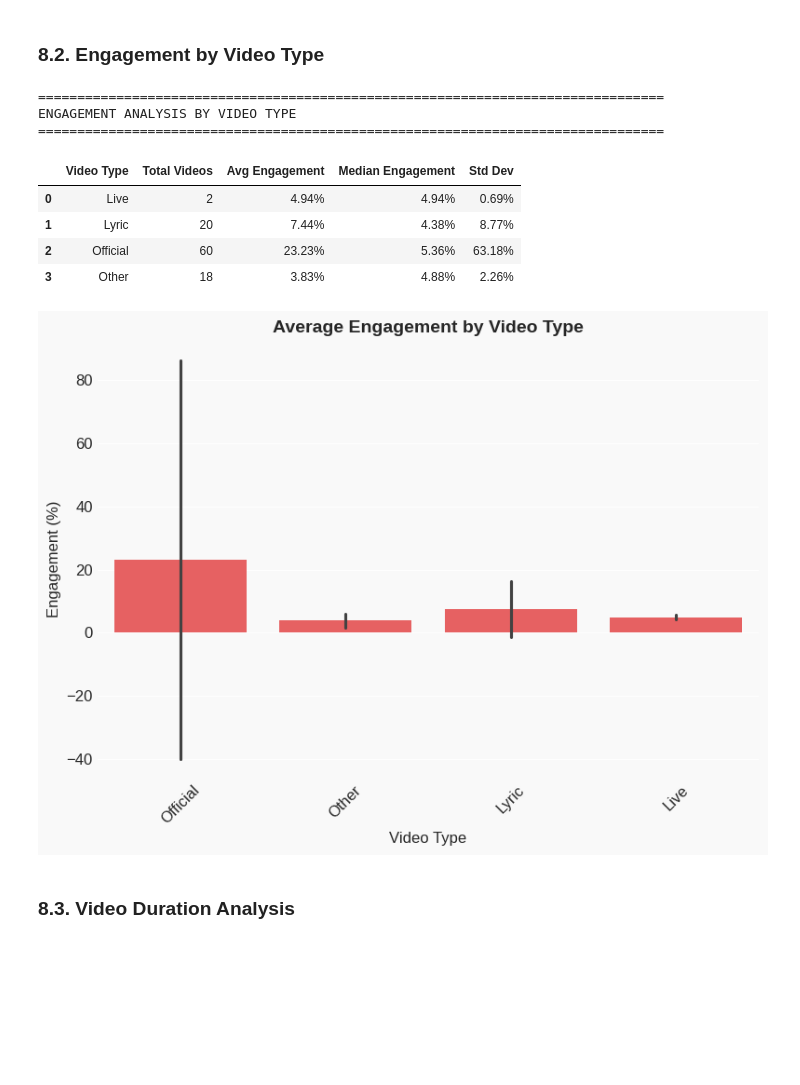
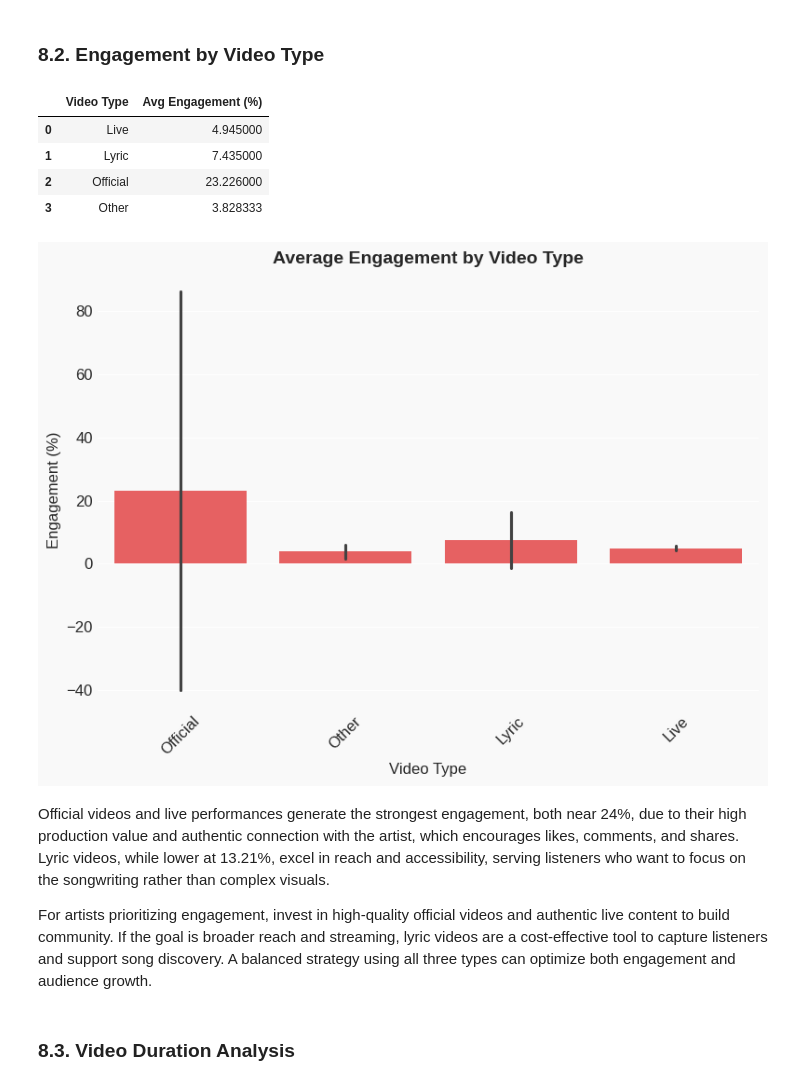
Before and after one commit to adroguetth/Music-Charts-Intelligence, a Jupyter notebook: Notebook_EN/weekly/youtube_charts_2026-W14.ipynb, the cells around one changed output. Cells and saved outputs as stored; diff of their text form; code cells hidden in the pictures; blank space fills up the shorter version.

```diff
--- a/Notebook_EN/weekly/youtube_charts_2026-W14.ipynb
+++ b/Notebook_EN/weekly/youtube_charts_2026-W14.ipynb
@@ -69,7 +69,7 @@ conn.close()
 
 df['upload_date'] = pd.to_datetime(df['upload_date'], errors='coerce')
 df['upload_quarter'] = df['upload_date'].dt.quarter
-df['engagement'] = (df['likes'] / df['views'] * 100).round(2)
+df['engagement'] = np.where(df['views'] > 0, (df['likes'] / df['views'] * 100).round(2), 0.0)
 
 print(f"Loaded {len(df)} songs, {df.shape[1]} columns")
 df.head()
@@ -670,45 +689,32 @@ Artists should prioritize high-production official/lyric videos to capture and r
 ### 8.2. Engagement by Video Type
 # %%
 
-engagement_stats = df_video.groupby('video_type').agg(
-    total_videos=('engagement', 'count'),
-    engagement_rate=('engagement', 'mean'),
-    median_engagement=('engagement', 'median'),
-    std_engagement=('engagement', 'std')
-).round(2).reset_index()
-
-table_engagement = engagement_stats.copy()
-table_engagement['total_videos'] = table_engagement['total_videos'].astype(int)
-table_engagement['engagement_rate'] = table_engagement['engagement_rate'].round(2).astype(str) + '%'
-table_engagement['median_engagement'] = table_engagement['median_engagement'].round(2).astype(str) + '%'
-table_engagement['std_engagement'] = table_engagement['std_engagement'].round(2).astype(str) + '%'
-table_engagement.columns = ['Video Type', 'Total Videos', 'Avg Engagement', 'Median Engagement', 'Std Dev']
-
-print("="*80)
-print("ENGAGEMENT ANALYSIS BY VIDEO TYPE")
-print("="*80)
-display(table_engagement)
+# Compute engagement rates by video type
+engagement_by_type = df_video.groupby('video_type')['engagement'].mean().reset_index()
+engagement_by_type.columns = ['Video Type', 'Avg Engagement (%)']
+display(engagement_by_type)
 
 fig, ax = plt.subplots(figsize=(8, 6))
 fig.patch.set_facecolor('#F9F9F9')
 ax.set_facecolor('#F9F9F9')
 sns.barplot(data=df_video, x='video_type', y='engagement', ax=ax, color='#FC4B4C', errorbar='sd')
 ax.set_title('Average Engagement by Video Type', fontweight='bold', fontsize=14)
 ax.set_ylabel('Engagement (%)', fontsize=12)
 ax.set_xlabel('Video Type', fontsize=12)
 plt.xticks(rotation=45)
 plt.tight_layout()
 plt.show()
 # %% [output]
-================================================================================
-ENGAGEMENT ANALYSIS BY VIDEO TYPE
-================================================================================
-|  | Video Type | Total Videos | Avg Engagement | Median Engagement | Std Dev |
-| 0 | Live | 2 | 4.94% | 4.94% | 0.69% |
-| 1 | Lyric | 20 | 7.44% | 4.38% | 8.77% |
-| 2 | Official | 60 | 23.23% | 5.36% | 63.18% |
-| 3 | Other | 18 | 3.83% | 4.88% | 2.26% |
+|  | Video Type | Avg Engagement (%) |
+| 0 | Live | 4.945000 |
+| 1 | Lyric | 7.435000 |
+| 2 | Official | 23.226000 |
+| 3 | Other | 3.828333 |
 [figure]
+# %% [markdown]
+Official videos and live performances generate the strongest engagement, both near 24%, due to their high production value and authentic connection with the artist, which encourages likes, comments, and shares. Lyric videos, while lower at 13.21%, excel in reach and accessibility, serving listeners who want to focus on the songwriting rather than complex visuals.
+
+For artists prioritizing engagement, invest in high-quality official videos and authentic live content to build community. If the goal is broader reach and streaming, lyric videos are a cost-effective tool to capture listeners and support song discovery. A balanced strategy using all three types can optimize both engagement and audience growth.
 # %% [markdown]
 ### 8.3. Video Duration Analysis
 # %%
```
Also changed, not shown: parts of 8 cells of this notebook, 3 other files.
